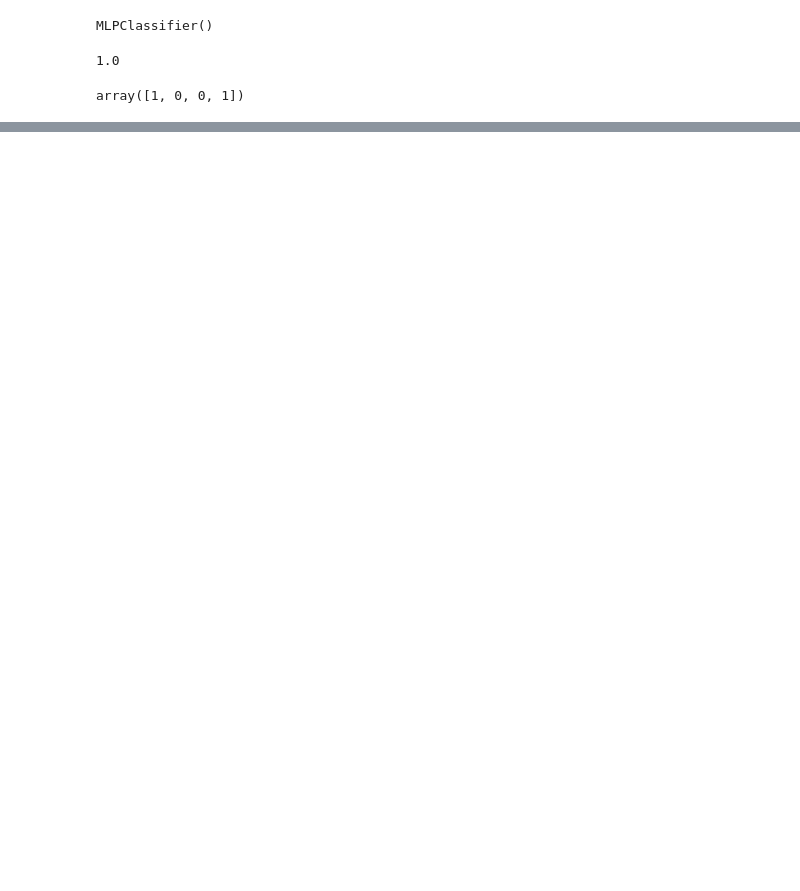
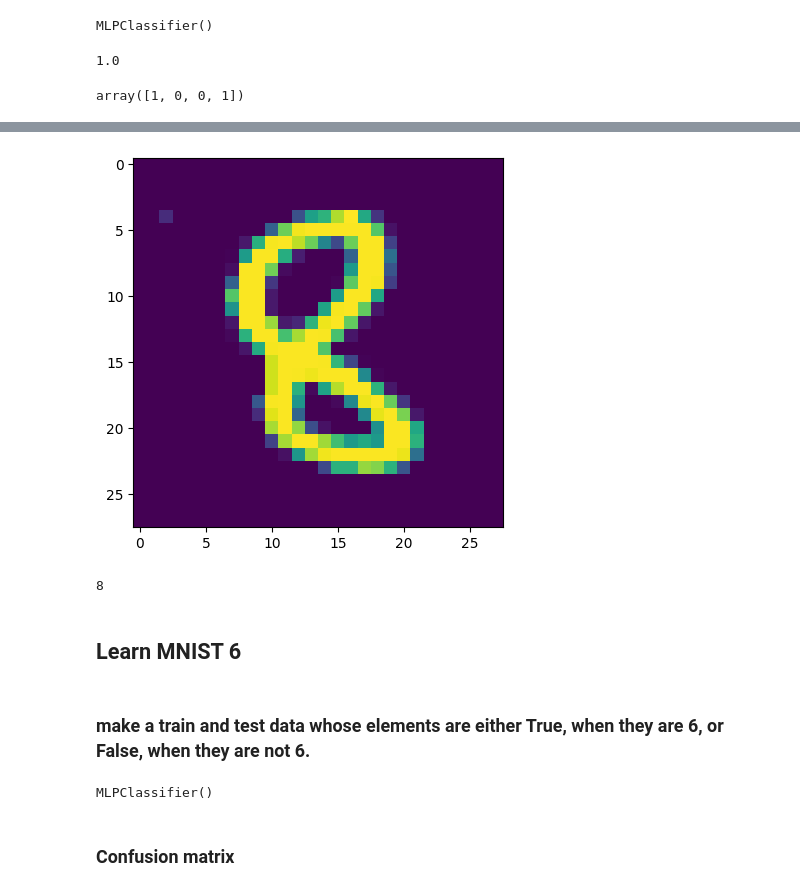
Before and after one commit to gurwoghd/2023_WFK_ICT-Laos-, a Jupyter notebook: sourcecodes/ch6_Perceptron.ipynb, the cells around one changed output, grey strips where cells are left out. Saved outputs shown, nothing was run; the diff lists cells and outputs as text; code cells hidden in the pictures; blank space fills up the shorter version.

```diff
--- a/sourcecodes/ch6_Perceptron.ipynb
+++ b/sourcecodes/ch6_Perceptron.ipynb
@@ -61,0 +156,15 @@ array([1, 0, 0, 1])
+# %%
+digit_image2 = np.array(X_test.iloc[125]).reshape(28,28)
+plt.imshow(digit_image2)
+plt.show()
+# %% [output]
+[figure, added]
+# %%
+result = model.predict(np.array([X_test.iloc[125]]))
+result[0]
+# %% [output]
+8
+# %% [markdown]
+## Learn MNIST 6
+# %% [markdown]
+### make a train and test data whose elements are either True, when they are 6, or False, when they are not 6.
@@ -61,0 +175,7 @@ array([1, 0, 0, 1])
+# %%
+model_6 = MLPClassifier()
+model_6.fit(X_train, y_train_6)
+# %% [output]
+MLPClassifier()
+# %% [markdown]
+### Confusion matrix
```
Also changed, not shown: parts of 32 cells of this notebook.
